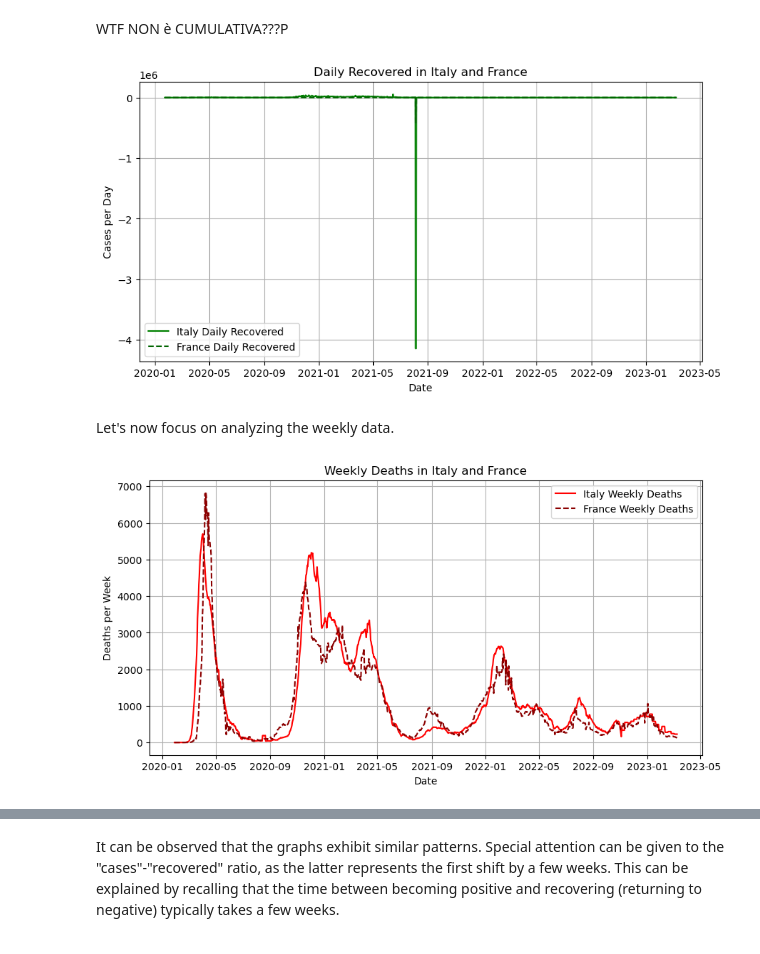
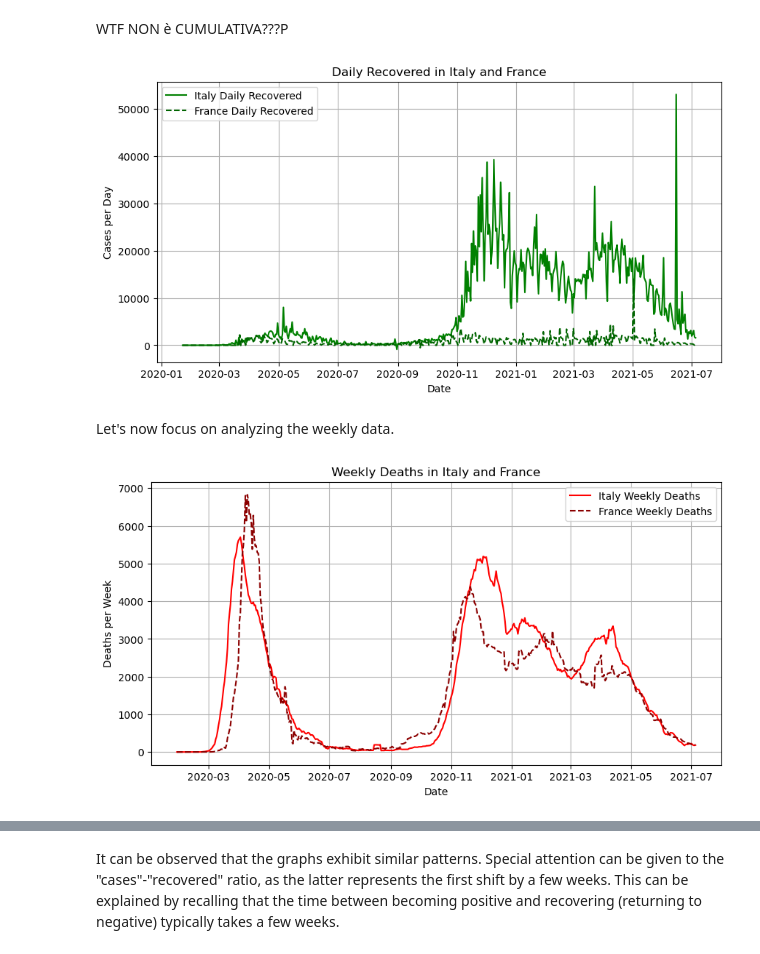
Before and after one commit to Gerva02/Python_for_data_science, a Jupyter notebook: Second.ipynb, the cells around one changed output, grey strips where cells are left out. Cells and saved outputs as stored; diff of their text form; code cells hidden in the pictures.

```diff
--- a/Second.ipynb
+++ b/Second.ipynb
@@ -132,12 +132,14 @@ plt.show()
 # %% [markdown]
 The three variables used above are cumulative. We use the `.diff` command to observe the daily trend of the values.
 # %%
-data_it["daily_deaths"] = data_it["deaths"].diff()
-data_fr["daily_deaths"] = data_fr["deaths"].diff()
+data_it_cut = data_it_cut.copy()
+data_fr_cut = data_fr_cut.copy()
+data_it_cut["daily_deaths"] = data_it_cut["deaths"].diff()
+data_fr_cut["daily_deaths"] = data_fr_cut["deaths"].diff()
 
 plt.figure(figsize=(10, 5))
-plt.plot(data_it.index, data_it["daily_deaths"], label="Italy Daily Deaths", color="red")
-plt.plot(data_fr.index, data_fr["daily_deaths"], label="France Daily Deaths", color="darkred", linestyle="dashed")
+plt.plot(data_it_cut.index, data_it_cut["daily_deaths"], label="Italy Daily Deaths", color="red")
+plt.plot(data_fr_cut.index, data_fr_cut["daily_deaths"], label="France Daily Deaths", color="darkred", linestyle="dashed")
 
 plt.title("Daily Deaths in Italy and France")
 plt.xlabel("Date")
@@ -150,10 +152,12 @@ plt.show()
 # %%
-data_it["daily_cases"] = data_it["cases"].diff()
-data_fr["daily_cases"] = data_fr["cases"].diff()
+data_it_cut = data_it_cut.copy()
+data_fr_cut = data_fr_cut.copy()
+data_it_cut["daily_cases"] = data_it_cut["cases"].diff()
+data_fr_cut["daily_cases"] = data_fr_cut["cases"].diff()
 
 plt.figure(figsize=(10, 5))
-plt.plot(data_it.index, data_it["daily_cases"], label="Italy Daily Cases", color="blue")
-plt.plot(data_fr.index, data_fr["daily_cases"], label="France Daily Cases", color="darkblue", linestyle="dashed")
+plt.plot(data_it_cut.index, data_it_cut["daily_cases"], label="Italy Daily Cases", color="blue")
+plt.plot(data_fr_cut.index, data_fr_cut["daily_cases"], label="France Daily Cases", color="darkblue", linestyle="dashed")
 
 plt.title("Daily Cases in Italy and France")
 plt.xlabel("Date")
@@ -166,12 +170,14 @@ plt.show()
 # %% [markdown]
 WTF NON è CUMULATIVA???P
 # %%
-data_it["daily_recovered"] = data_it["recovered"].diff()
-data_fr["daily_recovered"] = data_fr["recovered"].diff()
+data_it_cut = data_it_cut.copy()
+data_it_cut["daily_recovered"] = data_it_cut["recovered"].diff()
+data_fr_cut = data_fr_cut.copy()
+data_fr_cut["daily_recovered"] = data_fr_cut["recovered"].diff()
 
 plt.figure(figsize=(10, 5))
-plt.plot(data_it.index, data_it["daily_recovered"], label="Italy Daily Recovered", color="green")
-plt.plot(data_fr.index, data_fr["daily_recovered"], label="France Daily Recovered", color="darkgreen", linestyle="dashed")
+plt.plot(data_it_cut.index, data_it_cut["daily_recovered"], label="Italy Daily Recovered", color="green")
+plt.plot(data_fr_cut.index, data_fr_cut["daily_recovered"], label="France Daily Recovered", color="darkgreen", linestyle="dashed")
 
 plt.title("Daily Recovered in Italy and France")
 plt.xlabel("Date")
@@ -180,27 +186,25 @@ plt.legend()
 plt.grid()
 plt.show()
 # %% [output]
-[figure, old version]
+[figure, new version]
 # %% [markdown]
 Let's now focus on analyzing the weekly data.
 # %%
-data_it["weekly_deaths"] = data_it["deaths"].diff(periods=7)
-data_fr["weekly_deaths"] = data_fr["deaths"].diff(periods=7)
-data_it_deaths = data_it.iloc[::7].copy()
-data_fr_deaths = data_fr.iloc[::7].copy()
-data_it_deaths["weekly_deaths"] = data_it["weekly_deaths"].diff()
-data_fr_deaths["weekly_deaths"] = data_fr["weekly_deaths"].diff()
+data_it_cut = data_it_cut.copy()
+data_it_cut.loc[:, "weekly_deaths"] = data_it_cut["deaths"].diff(periods=7)
+data_fr_cut = data_fr_cut.copy()
+data_fr_cut.loc[:, "weekly_deaths"] = data_fr_cut["deaths"].diff(periods=7)
 
 plt.figure(figsize=(10, 5))
-plt.plot(data_it.index, data_it["weekly_deaths"], label="Italy Weekly Deaths", color="red")
-plt.plot(data_fr.index, data_fr["weekly_deaths"], label="France Weekly Deaths", color="darkred", linestyle="dashed")
+plt.plot(data_it_cut.index, data_it_cut["weekly_deaths"], label="Italy Weekly Deaths", color="red")
+plt.plot(data_fr_cut.index, data_fr_cut["weekly_deaths"], label="France Weekly Deaths", color="darkred", linestyle="dashed")
 
 plt.title("Weekly Deaths in Italy and France")
 plt.xlabel("Date")
 plt.ylabel("Deaths per Week")
 plt.legend()
 plt.grid()
 plt.show()
 # %% [output]
-[figure, old version]
+[figure, new version]
 # %%
```
Also changed, not shown: parts of 9 cells of this notebook.
